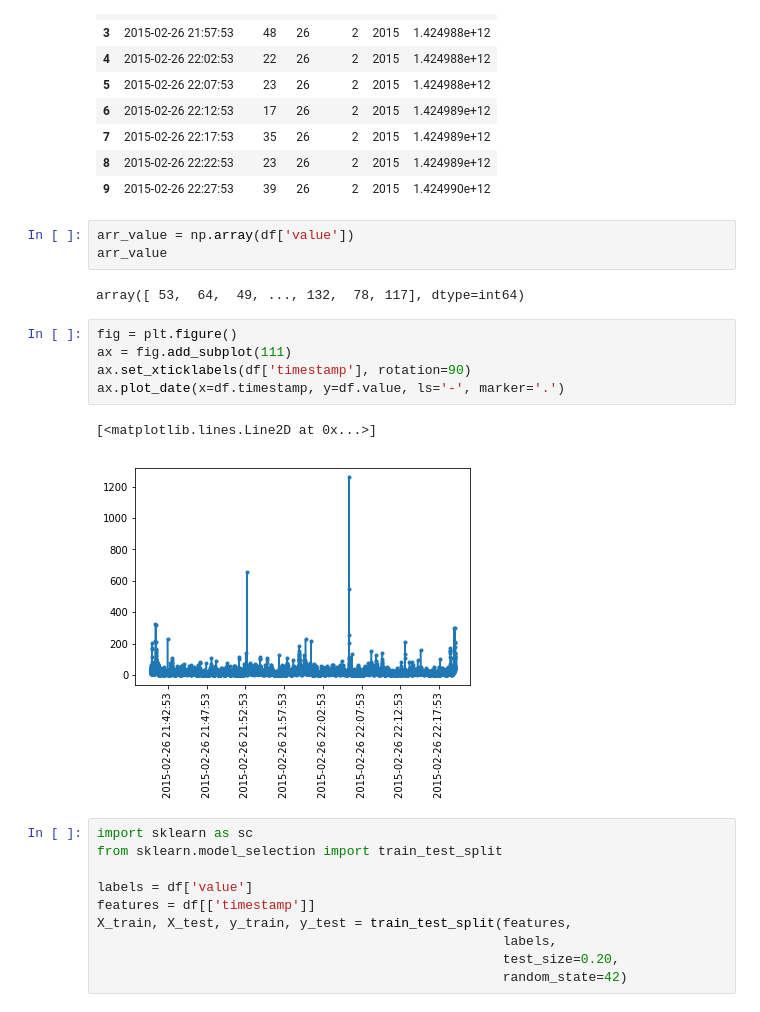
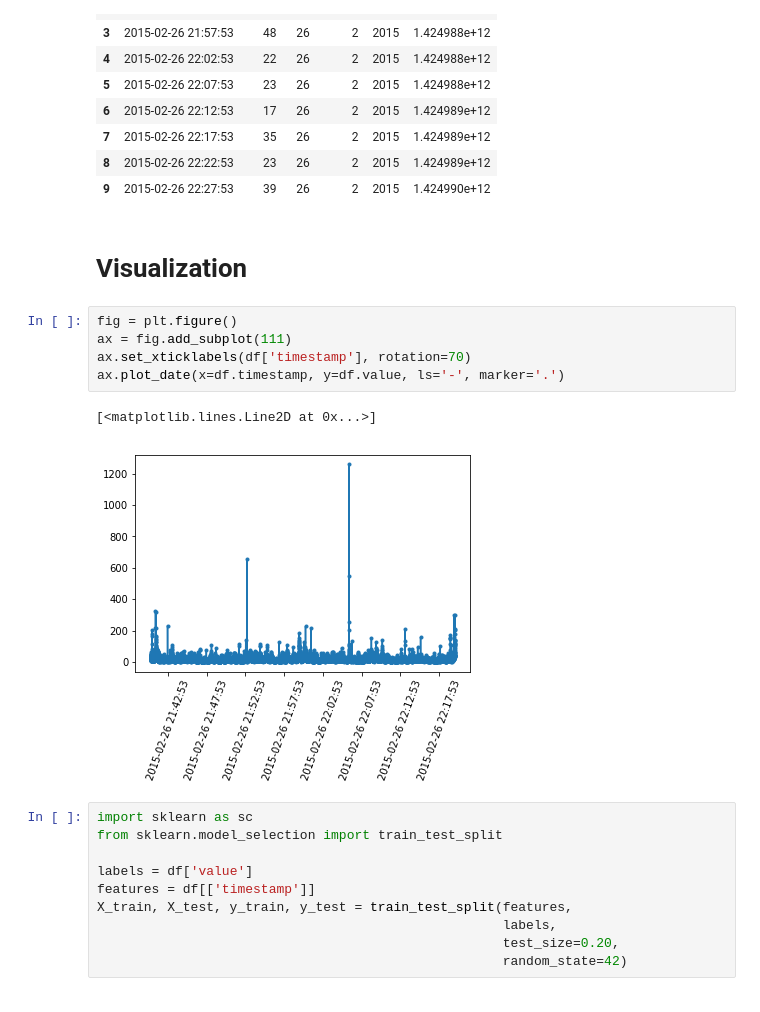
Before and after one commit to sandyr97/DataScience_Project6, a Jupyter notebook: notebooks/DataScience_Project6.ipynb, the cells around one changed output. Saved outputs shown, nothing was run; the diff lists cells and outputs as text.

```diff
--- a/notebooks/DataScience_Project6.ipynb
+++ b/notebooks/DataScience_Project6.ipynb
@@ -65,19 +77,16 @@ df.head(10)
 | 7 | 2015-02-26 22:17:53 | 35 | 26 | 2 | 2015 | 1.424989e+12 |
 | 8 | 2015-02-26 22:22:53 | 23 | 26 | 2 | 2015 | 1.424989e+12 |
 | 9 | 2015-02-26 22:27:53 | 39 | 26 | 2 | 2015 | 1.424990e+12 |
-# %%
-arr_value = np.array(df['value'])
-arr_value
-# %% [output]
-array([ 53,  64,  49, ..., 132,  78, 117], dtype=int64)
+# %% [markdown]
+# Visualization
 # %%
 fig = plt.figure()
 ax = fig.add_subplot(111)
-ax.set_xticklabels(df['timestamp'], rotation=90)
+ax.set_xticklabels(df['timestamp'], rotation=70)
 ax.plot_date(x=df.timestamp, y=df.value, ls='-', marker='.')
 # %% [output]
 [<matplotlib.lines.Line2D at 0x...>]
-[figure, old version]
+[figure, new version]
 # %%
 import sklearn as sc
 from sklearn.model_selection import train_test_split
```
Also changed, not shown: parts of 26 cells of this notebook, 2 other files.
